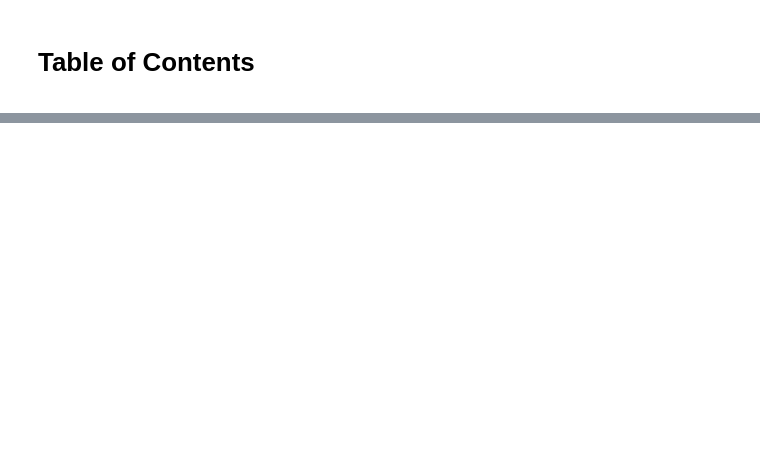
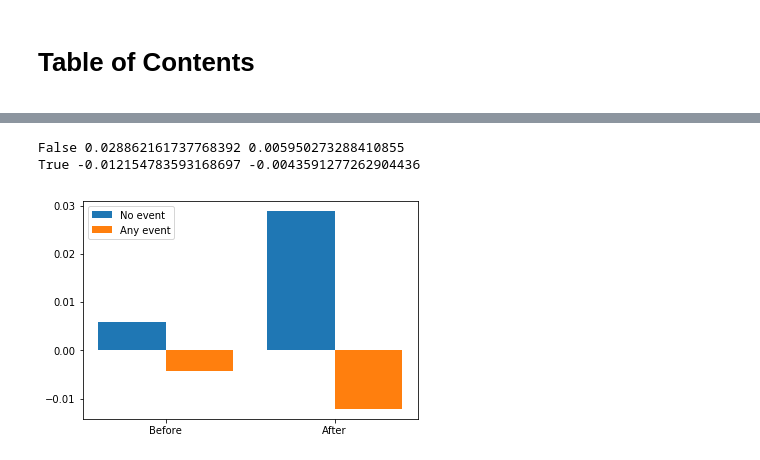
Before and after one commit to tobiasraabe/loc, a Jupyter notebook: src/exploration/explore_panel_reg.ipynb, the cells around one changed output, grey strips where cells are left out. Drawn from its saved outputs; the diff is of its cells as text; code cells hidden in the pictures; blank space fills up the shorter version.

```diff
--- a/src/exploration/explore_panel_reg.ipynb
+++ b/src/exploration/explore_panel_reg.ipynb
@@ -85,0 +151,23 @@ dtype: float64
+# %%
+fig, ax = plt.subplots()
+
+x_pos = np.arange(2)
+width = 0.4
+
+for index, [after, before] in table.iterrows():
+    print(index, after, before)
+    offset = index * width
+    label = 'Any event' if index else 'No event'
+    ax.bar(x_pos + offset, [before, after], width=width, label=label)
+
+ax.set_xticks(x_pos + offset / 2)
+ax.set_xticklabels(['Before', 'After'])
+
+ax.legend()
+
+plt.show()
+plt.close()
+# %% [output]
+False 0.028862161737768392 0.005950273288410855
+True -0.012154783593168697 -0.0043591277262904436
+[figure, added]
```
Also changed, not shown: parts of 18 cells of this notebook, 11 other files.
